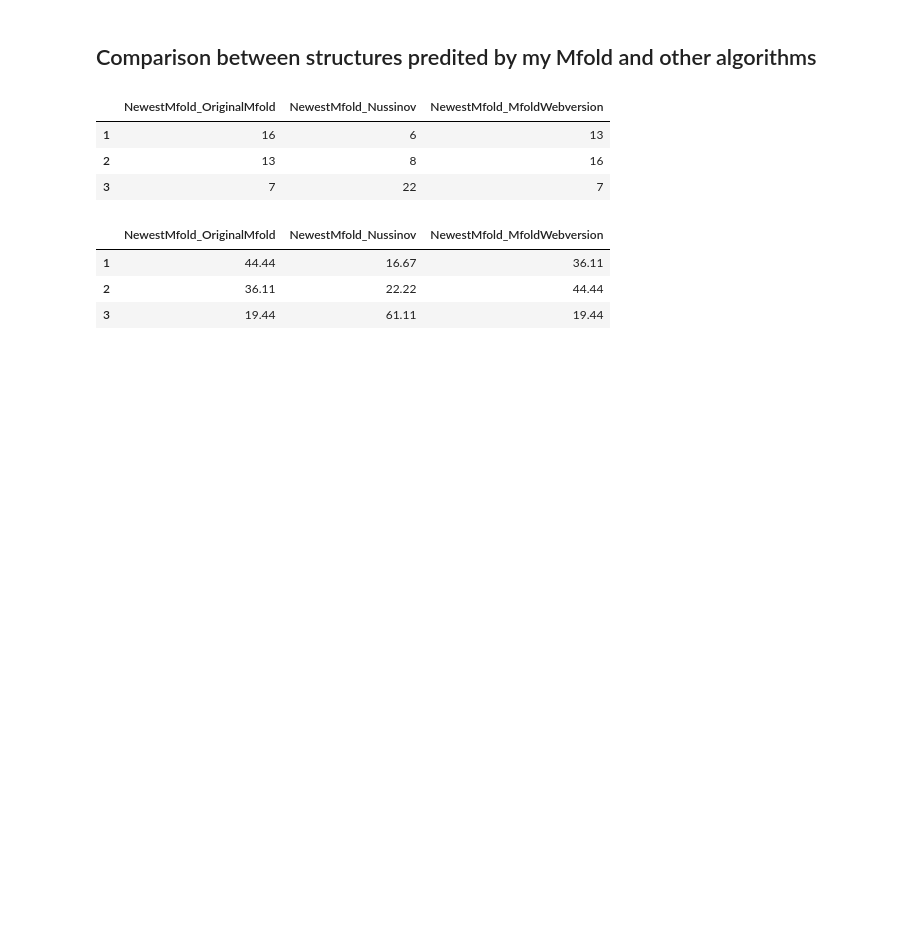
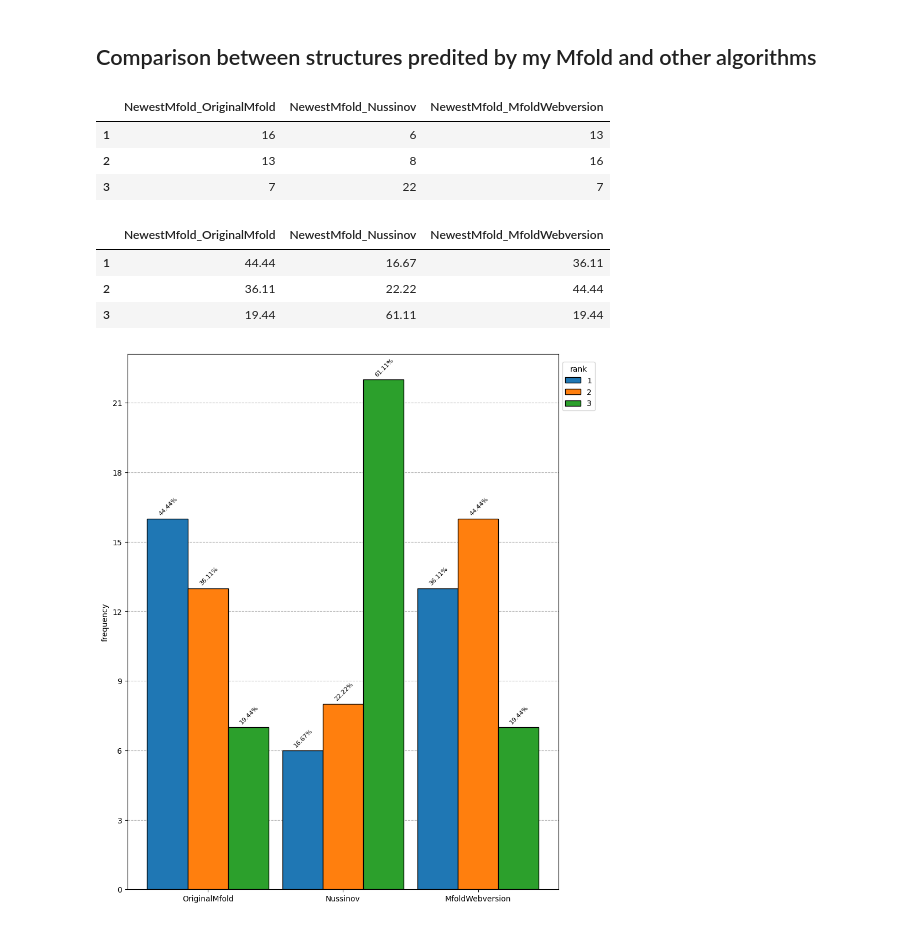
Before and after one commit to MEskerod/PiB_Mfold, a Jupyter notebook: analysis/evaluate_f1.ipynb, the cells around one changed output. Drawn from its saved outputs; the diff is of its cells as text; code cells hidden in the pictures; blank space fills up the shorter version.

```diff
--- a/analysis/evaluate_f1.ipynb
+++ b/analysis/evaluate_f1.ipynb
@@ -107,21 +146,24 @@ percent_true
 # %%
 columns = ['length', 'type'] + [name for name in scores.columns if (name.startswith('NewestMfold') and 'true' not in name)]
 scores_mfold = scores[columns]
 
 ranked_mfold = ranked_df(scores_mfold)
 
 rank_count_mfold = method_scores(ranked_mfold, max_rank=3)
 
 percent_mfold = percent_rank(rank_count_mfold)
 
 display(rank_count_mfold)
 display(percent_mfold)
+
+plot_ranks(rank_count_mfold, percent_mfold, outputfile = '../figures/ranked_distances_NewestMfold.jpeg')
 # %% [output]
 |  | NewestMfold_OriginalMfold | NewestMfold_Nussinov | NewestMfold_MfoldWebversion |
 | 1 | 16 | 6 | 13 |
 | 2 | 13 | 8 | 16 |
 | 3 | 7 | 22 | 7 |
 |  | NewestMfold_OriginalMfold | NewestMfold_Nussinov | NewestMfold_MfoldWebversion |
 | 1 | 44.44 | 16.67 | 36.11 |
 | 2 | 36.11 | 22.22 | 44.44 |
 | 3 | 19.44 | 61.11 | 19.44 |
+[figure, added]
```
Also changed, not shown: parts of 2 cells of this notebook.
